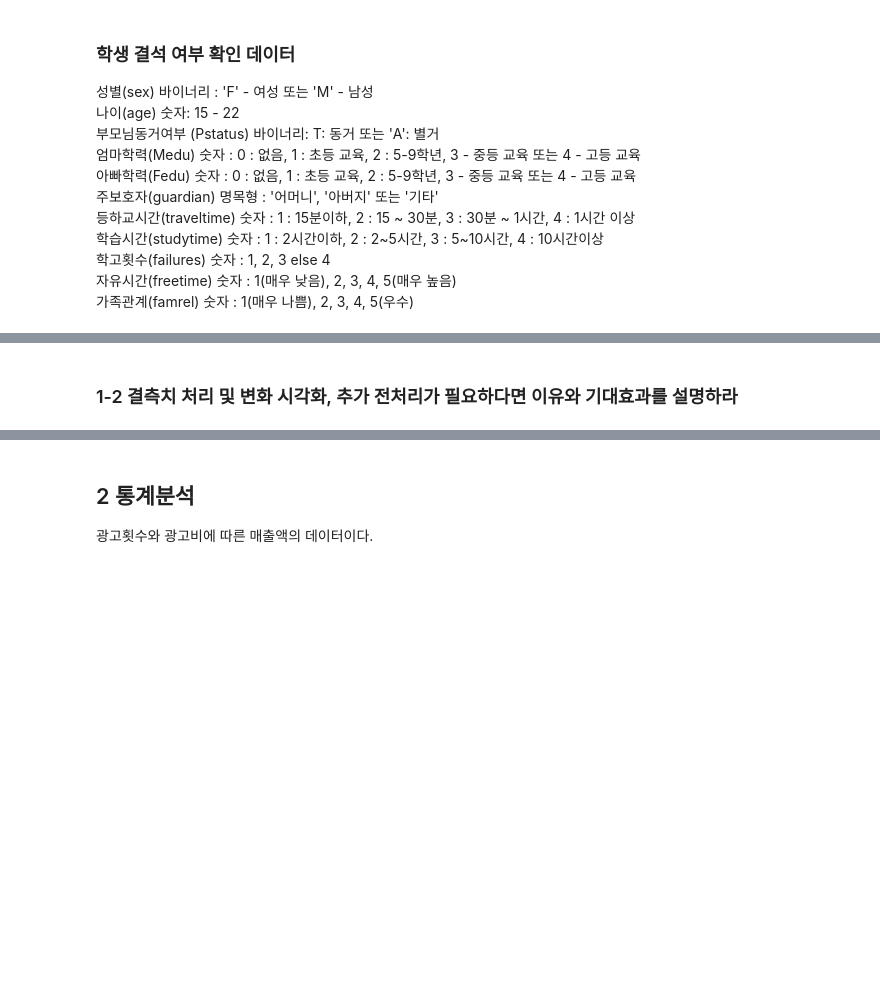
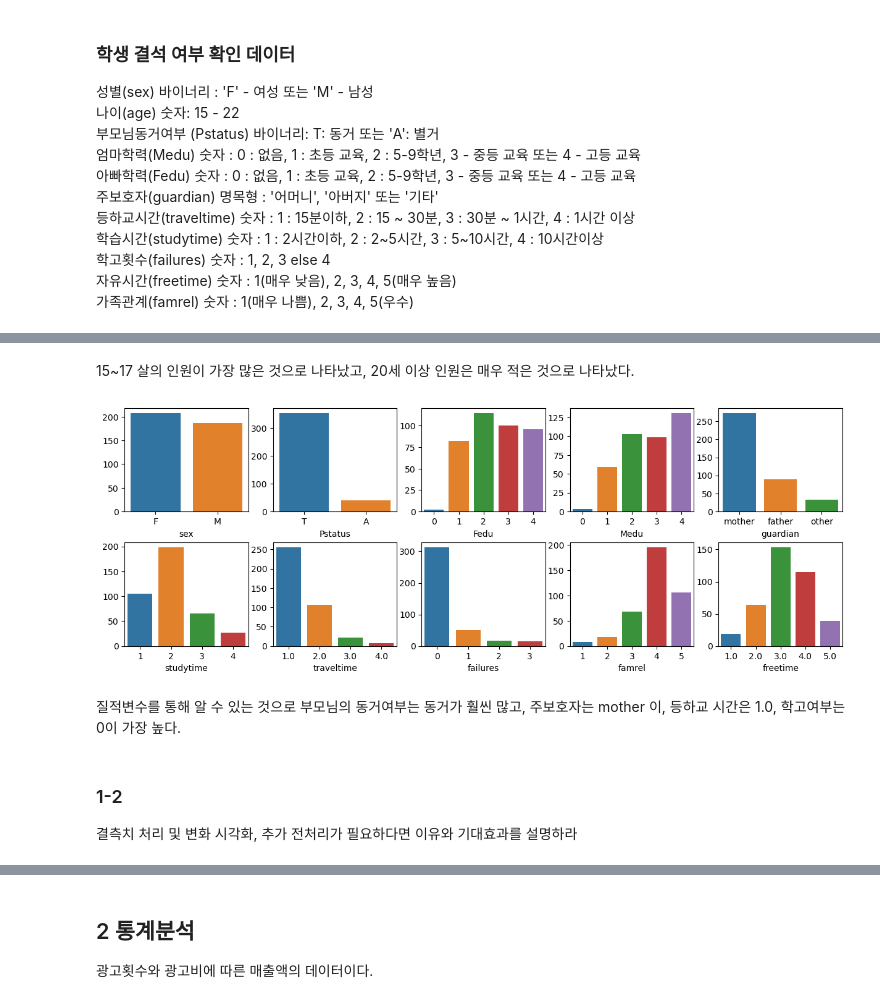
Before and after one commit to Junoflows/ADP, a Jupyter notebook: 문제/ADP_24회_기출.ipynb, the cells around one changed output, grey strips where cells are left out. Drawn from its saved outputs; the diff is of its cells as text; code cells hidden in the pictures; blank space fills up the shorter version.

```diff
--- a/문제/ADP_24회_기출.ipynb
+++ b/문제/ADP_24회_기출.ipynb
@@ -19,2 +100,19 @@
+# %% [markdown]
+15~17 살의 인원이 가장 많은 것으로 나타났고, 20세 이상 인원은 매우 적은 것으로 나타났다.
+# %%
+# 질적변수 시각화
+import seaborn as sns
+
+fig, ax = plt.subplots(2, 5, figsize = (15, 5))
+plt.subplots_adjust(hspace=0.3)
+
+for i, col in enumerate(qual):
+    temp = df[col].value_counts()
+    sns.barplot(x = temp.index, y = temp.values, ax = ax[i // 5, i % 5])
+# %% [output]
+[figure, added]
+# %% [markdown]
+질적변수를 통해 알 수 있는 것으로 부모님의 동거여부는 동거가 훨씬 많고, 주보호자는 mother 이, 등하교 시간은 1.0, 학고여부는 0이 가장 높다.
 # %% [markdown]
-### 1-2 결측치 처리 및 변화 시각화, 추가 전처리가 필요하다면 이유와 기대효과를 설명하라
+### 1-2
+결측치 처리 및 변화 시각화, 추가 전처리가 필요하다면 이유와 기대효과를 설명하라
```
Also changed, not shown: parts of 45 cells of this notebook, 2 other files.
